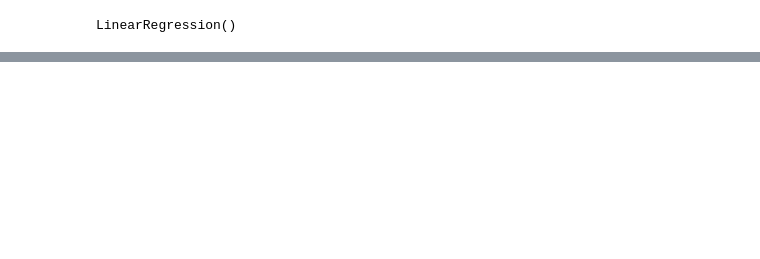
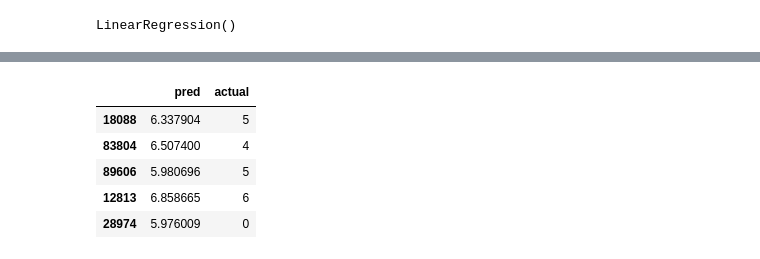
Before and after one commit to marcosmicozzi/my_code_bikeproject, a Jupyter notebook: m1p03_full.ipynb, the cells around one changed output, grey strips where cells are left out. Saved outputs shown, nothing was run; the diff lists cells and outputs as text; code cells hidden in the pictures; blank space fills up the shorter version.

```diff
--- a/m1p03_full.ipynb
+++ b/m1p03_full.ipynb
@@ -2787,0 +2889,32 @@ sns.residplot(evaluate_preds, x="pred", y="actual")
+# %%
+from sklearn.preprocessing import PolynomialFeatures
+from sklearn.linear_model import LinearRegression
+from sklearn.pipeline import make_pipeline
+
+# Let's say degree = 2 for now
+degree = 2
+
+# Make a pipeline: Polynomial expansion + Linear Regression
+poly_model = make_pipeline(
+    PolynomialFeatures(degree=degree, include_bias=False),
+    LinearRegression()
+)
+
+poly_model.fit(X_train, y_train)
+
+preds_poly = poly_model.predict(X_test)
+
+# Evaluate
+evaluate_preds_poly = pd.DataFrame({
+    "pred": preds_poly.flatten(),
+    "actual": y_test["rides"]
+})
+
+evaluate_preds_poly.head()
+# %% [output]
+|  | pred | actual |
+| 18088 | 6.337904 | 5 |
+| 83804 | 6.507400 | 4 |
+| 89606 | 5.980696 | 5 |
+| 12813 | 6.858665 | 6 |
+| 28974 | 5.976009 | 0 |
```
Also changed, not shown: parts of 22 cells of this notebook.
